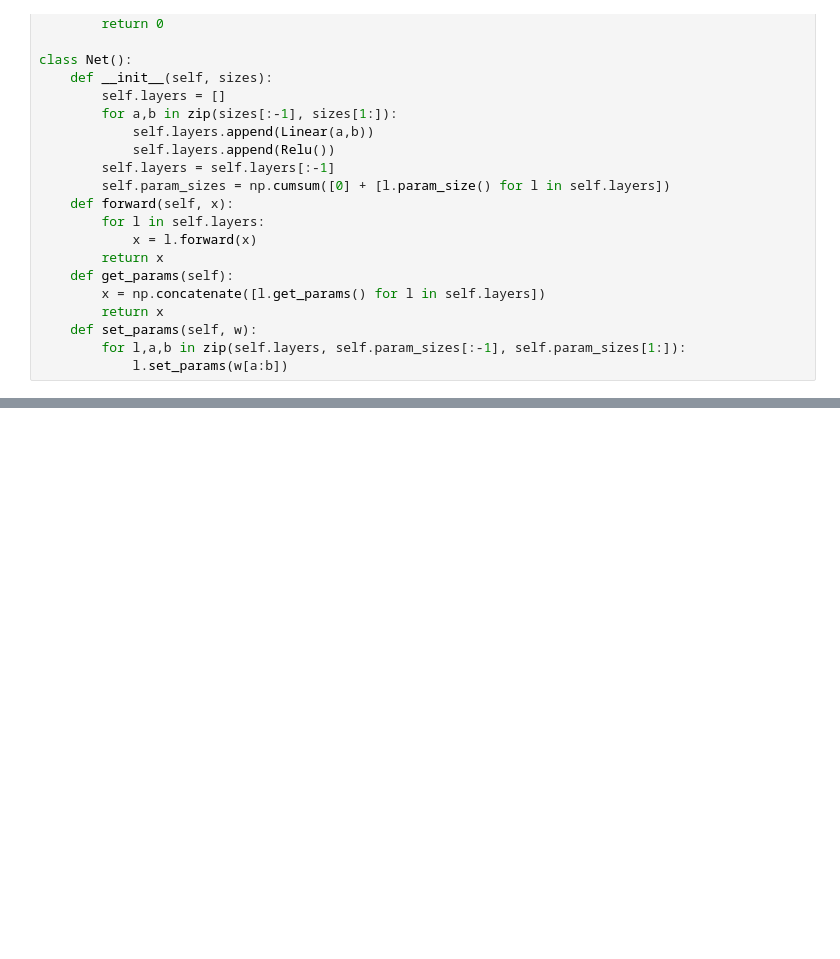
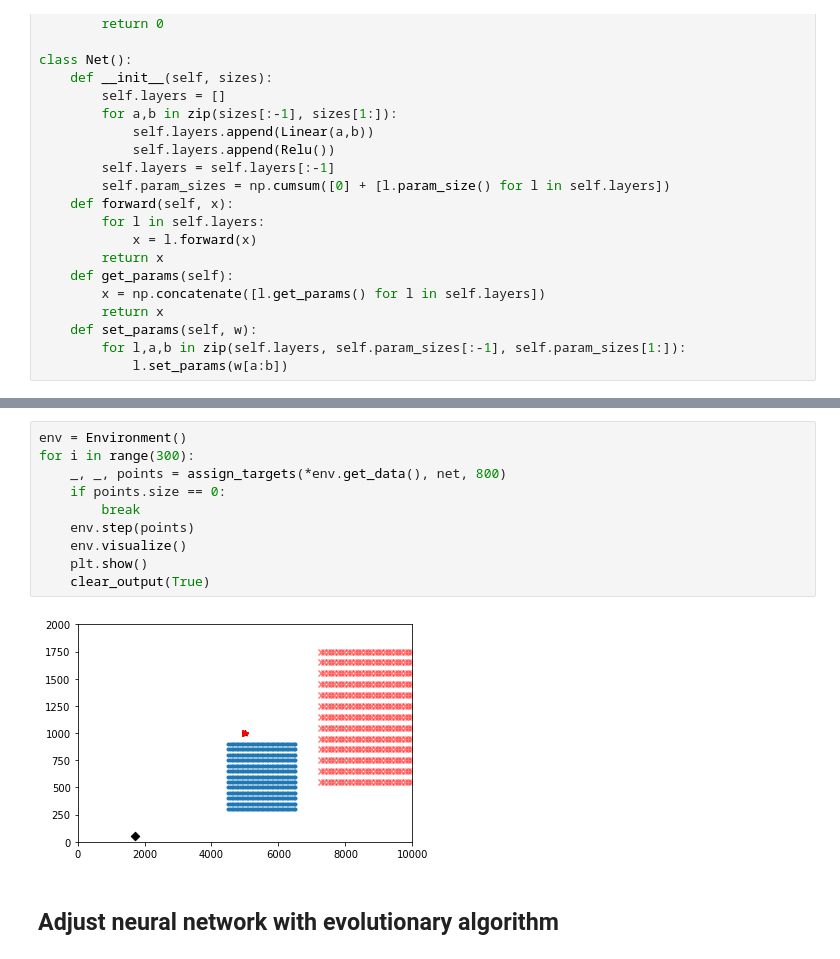
Before and after one commit to BeloborodovDS/AramcoUpstream, a Jupyter notebook: drones.ipynb, the cells around one changed output, grey strips where cells are left out. Drawn from its saved outputs; the diff is of its cells as text; blank space fills up the shorter version.

```diff
--- a/drones.ipynb
+++ b/drones.ipynb
@@ -349,0 +334,14 @@ for i in range(2000):
+# %%
+env = Environment()
+for i in range(300):
+    _, _, points = assign_targets(*env.get_data(), net, 800)
+    if points.size == 0:
+        break
+    env.step(points)
+    env.visualize()
+    plt.show()
+    clear_output(True)
+# %% [output]
+[figure, added]
+# %% [markdown]
+## Adjust neural network with evolutionary algorithm
```
Also changed, not shown: parts of 18 cells of this notebook, 1 other file.
